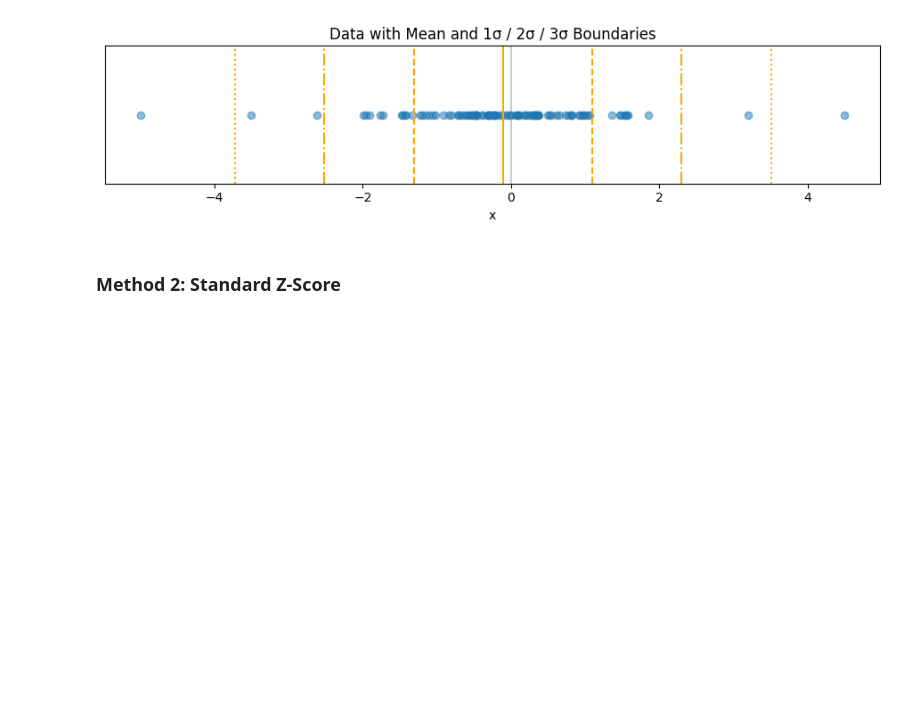
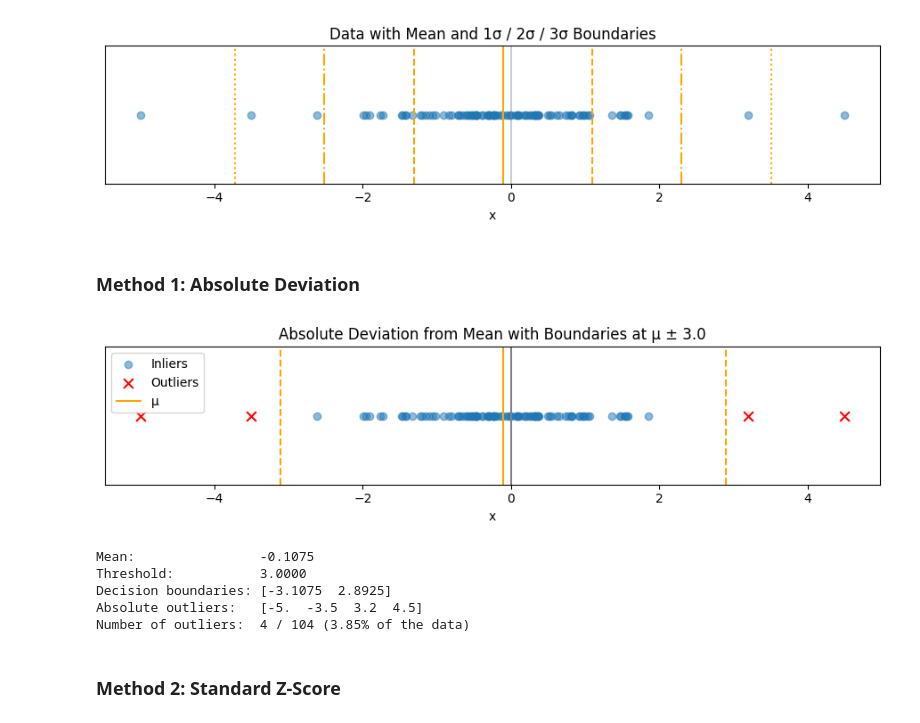
Before and after one commit to waysnyder/DX603-Lesson-Notebooks, a Jupyter notebook: Week12.Lesson.Notebook.Outlier_Detection.ipynb, the cells around one changed output. Drawn from its saved outputs; the diff is of its cells as text; code cells hidden in the pictures; blank space fills up the shorter version.

```diff
--- a/Week12.Lesson.Notebook.Outlier_Detection.ipynb
+++ b/Week12.Lesson.Notebook.Outlier_Detection.ipynb
@@ -307,6 +307,66 @@ plt.show()
 # %% [output]
 Mean (μ): -0.108, Std dev (σ): 1.204
 [figure]
+# %% [markdown]
+### Method 1: Absolute Deviation
+# %%
+
+# Method 1: Absolute Deviation from the Mean
+
+mu = x.mean()
+
+# Flag observations more than d units from the mean
+d = 3.0
+deviation = np.abs(x - mu)
+mask_abs = deviation > d
+
+# Decision boundaries
+bounds_abs = [mu - d, mu + d]
+
+fig, ax = plt.subplots(figsize=(9, 2.5))
+
+# 1D scatter: non-outliers and outliers
+ax.scatter(x[~mask_abs], np.zeros(np.sum(~mask_abs)),
+           alpha=0.5, label="Inliers")
+ax.scatter(x[mask_abs], np.zeros(np.sum(mask_abs)),
+           color="red", marker="x", s=60, label="Outliers")
+
+# Vertical lines at mean ± d
+for b in bounds_abs:
+    ax.axvline(b, color="orange", linestyle="--")
+
+# Zero-line
+ax.axvline(0, color="grey")
+
+# Vertical line at mean
+ax.axvline(mu, color="orange", label="μ")
+
+ax.set_yticks([])
+ax.set_xlabel("x")
+ax.set_title(f"Absolute Deviation from Mean with Boundaries at μ ± {d}")
+ax.legend(loc="upper left")
+
+plt.tight_layout()
+plt.show()
+
+# ---- Print summary ----
+num_outliers = np.sum(mask_abs)
+total_points = len(x)
+percent_outliers = 100 * num_outliers / total_points
+
+print(f"Mean:                {mu:.4f}")
+print(f"Threshold:           {d:.4f}")
+print(f"Decision boundaries: {np.around(bounds_abs, 4)}")
+print(f"Absolute outliers:   {x[mask_abs]}")
+print(f"Number of outliers:  {num_outliers} / {total_points} "
+      f"({percent_outliers:.2f}% of the data)")
+# %% [output]
+[figure, added]
+Mean:                -0.1075
+Threshold:           3.0000
+Decision boundaries: [-3.1075  2.8925]
+Absolute outliers:   [-5.  -3.5  3.2  4.5]
+Number of outliers:  4 / 104 (3.85% of the data)
 # %% [markdown]
 ### Method 2: Standard Z-Score
 # %%
```
Also changed, not shown: parts of 6 cells of this notebook.
